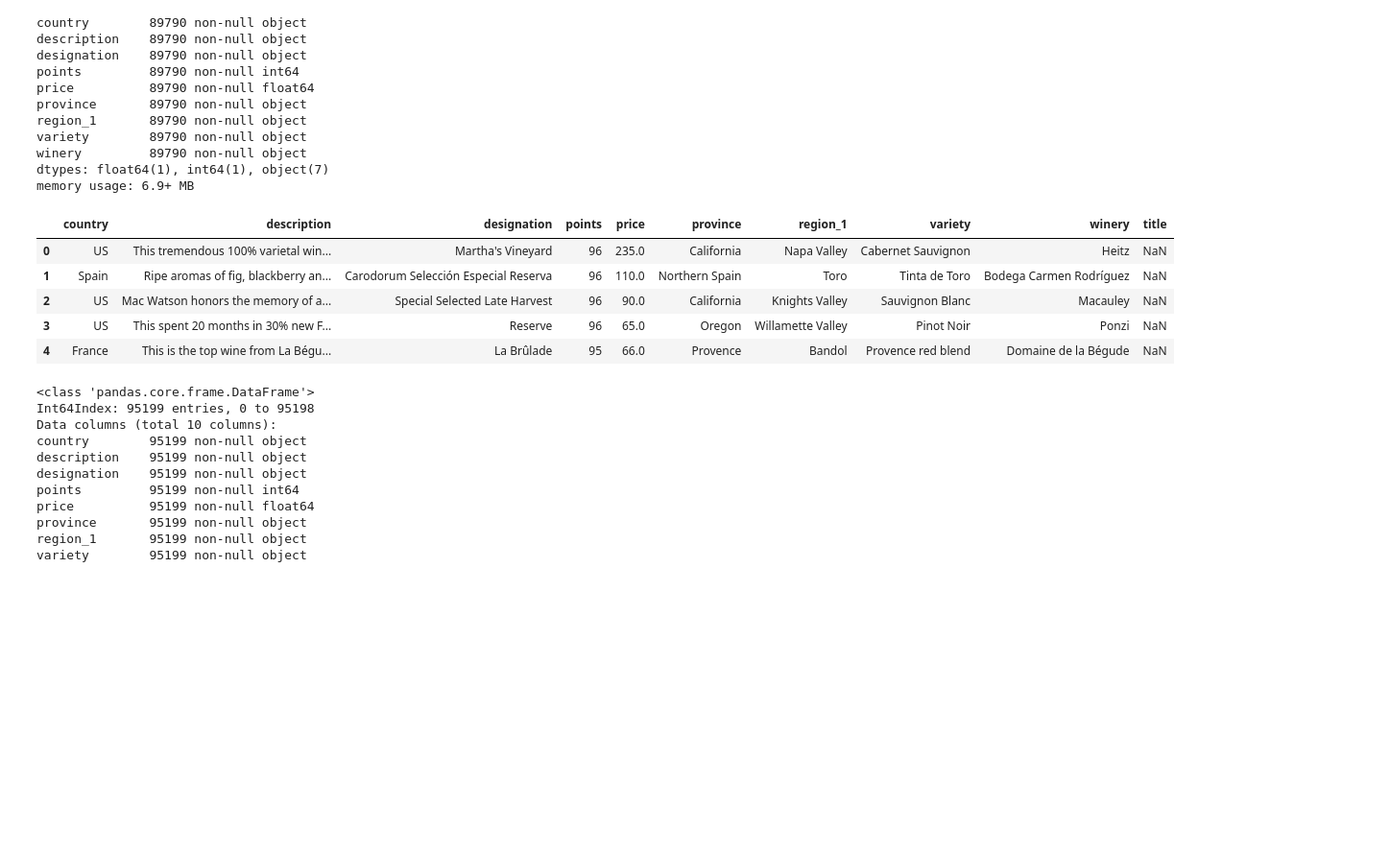
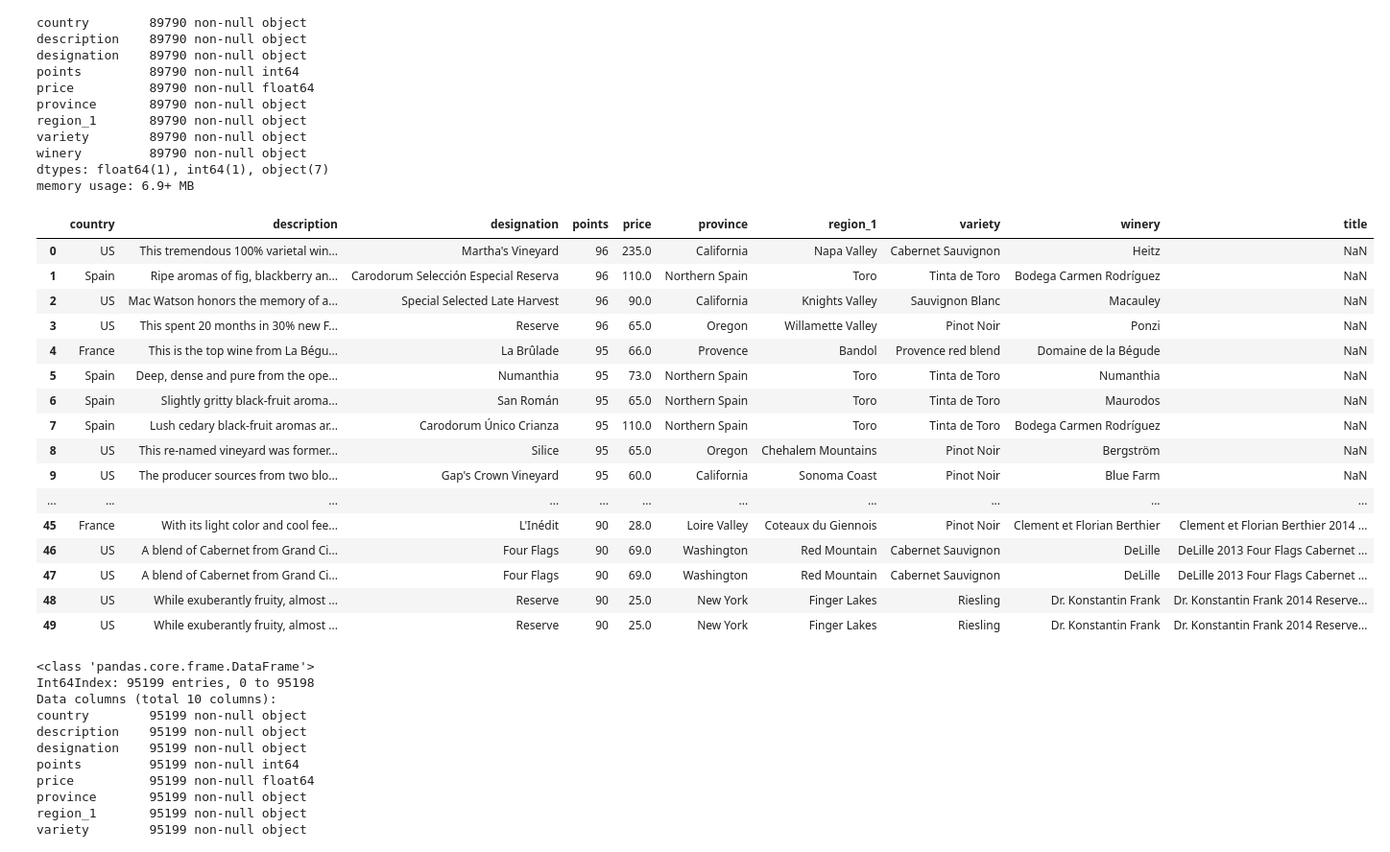
Before and after one commit to alanhuerta1/ETL-, a Jupyter notebook: SipHappens.ipynb, the cells around one changed output. Shown at 96% size. Saved outputs shown, nothing was run; the diff lists cells and outputs as text; code cells hidden in the pictures; blank space fills up the shorter version.

```diff
--- a/SipHappens.ipynb
+++ b/SipHappens.ipynb
@@ -205,14 +207,25 @@ dtypes: float64(1), int64(1), object(7)
 memory usage: 6.9+ MB
 # %%
 secmerge_df= pd.merge(firstmerge_df, short_df2, how="outer")
-secmerge_df.head()
+secmerge_df.head(50)
 # %% [output]
 |  | country | description | designation | points | price | province | region_1 | variety | winery | title |
 | 0 | US | This tremendous 100% varietal win... | Martha's Vineyard | 96 | 235.0 | California | Napa Valley | Cabernet Sauvignon | Heitz | NaN |
 | 1 | Spain | Ripe aromas of fig, blackberry an... | Carodorum Selección Especial Reserva | 96 | 110.0 | Northern Spain | Toro | Tinta de Toro | Bodega Carmen Rodríguez | NaN |
 | 2 | US | Mac Watson honors the memory of a... | Special Selected Late Harvest | 96 | 90.0 | California | Knights Valley | Sauvignon Blanc | Macauley | NaN |
 | 3 | US | This spent 20 months in 30% new F... | Reserve | 96 | 65.0 | Oregon | Willamette Valley | Pinot Noir | Ponzi | NaN |
 | 4 | France | This is the top wine from La Bégu... | La Brûlade | 95 | 66.0 | Provence | Bandol | Provence red blend | Domaine de la Bégude | NaN |
+| 5 | Spain | Deep, dense and pure from the ope... | Numanthia | 95 | 73.0 | Northern Spain | Toro | Tinta de Toro | Numanthia | NaN |
+| 6 | Spain | Slightly gritty black-fruit aroma... | San Román | 95 | 65.0 | Northern Spain | Toro | Tinta de Toro | Maurodos | NaN |
+| 7 | Spain | Lush cedary black-fruit aromas ar... | Carodorum Único Crianza | 95 | 110.0 | Northern Spain | Toro | Tinta de Toro | Bodega Carmen Rodríguez | NaN |
+| 8 | US | This re-named vineyard was former... | Silice | 95 | 65.0 | Oregon | Chehalem Mountains | Pinot Noir | Bergström | NaN |
+| 9 | US | The producer sources from two blo... | Gap's Crown Vineyard | 95 | 60.0 | California | Sonoma Coast | Pinot Noir | Blue Farm | NaN |
+| ... | ... | ... | ... | ... | ... | ... | ... | ... | ... | ... |
+| 45 | France | With its light color and cool fee... | L'Inédit | 90 | 28.0 | Loire Valley | Coteaux du Giennois | Pinot Noir | Clement et Florian Berthier | Clement et Florian Berthier 2014 ... |
+| 46 | US | A blend of Cabernet from Grand Ci... | Four Flags | 90 | 69.0 | Washington | Red Mountain | Cabernet Sauvignon | DeLille | DeLille 2013 Four Flags Cabernet ... |
+| 47 | US | A blend of Cabernet from Grand Ci... | Four Flags | 90 | 69.0 | Washington | Red Mountain | Cabernet Sauvignon | DeLille | DeLille 2013 Four Flags Cabernet ... |
+| 48 | US | While exuberantly fruity, almost ... | Reserve | 90 | 25.0 | New York | Finger Lakes | Riesling | Dr. Konstantin Frank | Dr. Konstantin Frank 2014 Reserve... |
+| 49 | US | While exuberantly fruity, almost ... | Reserve | 90 | 25.0 | New York | Finger Lakes | Riesling | Dr. Konstantin Frank | Dr. Konstantin Frank 2014 Reserve... |
 # %%
 secmerge_df.info()
 # %% [output]
```
Also changed, not shown: parts of 7 cells of this notebook.
